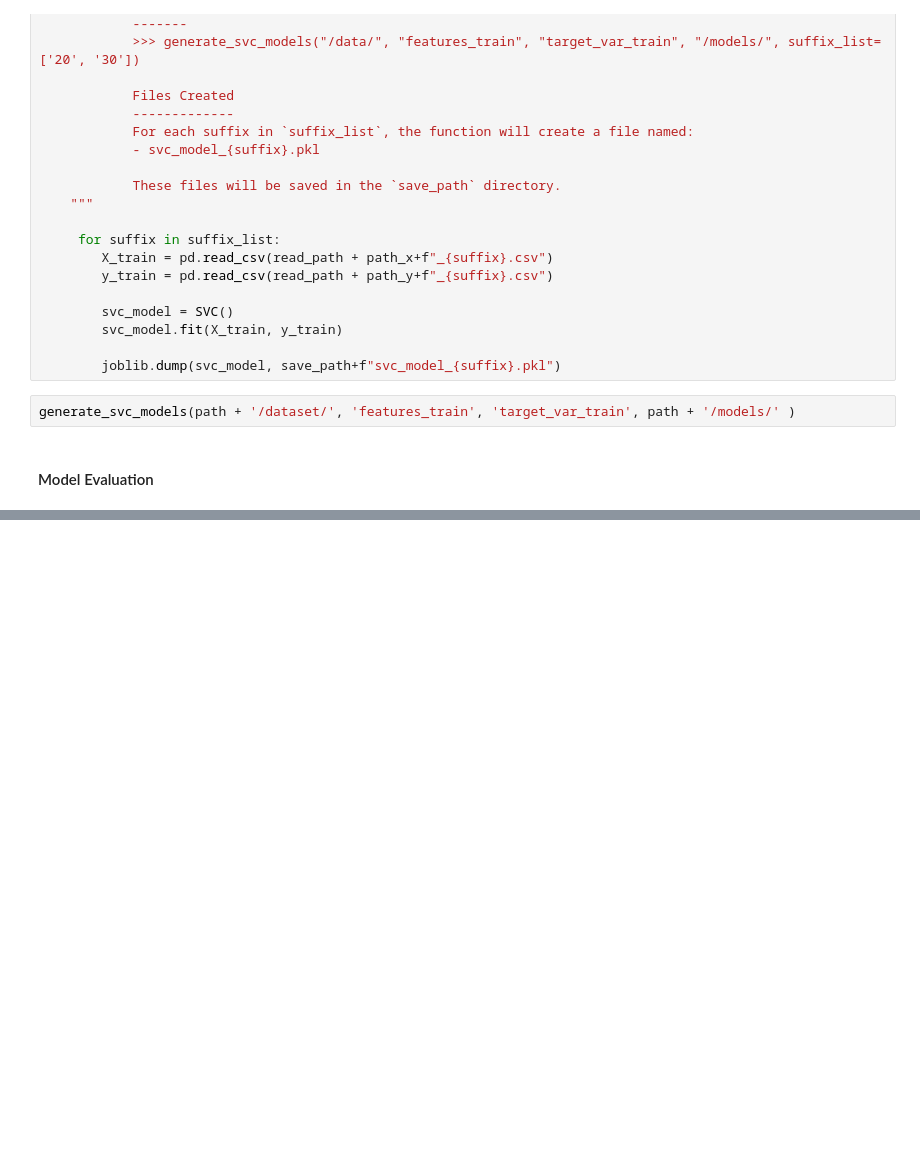
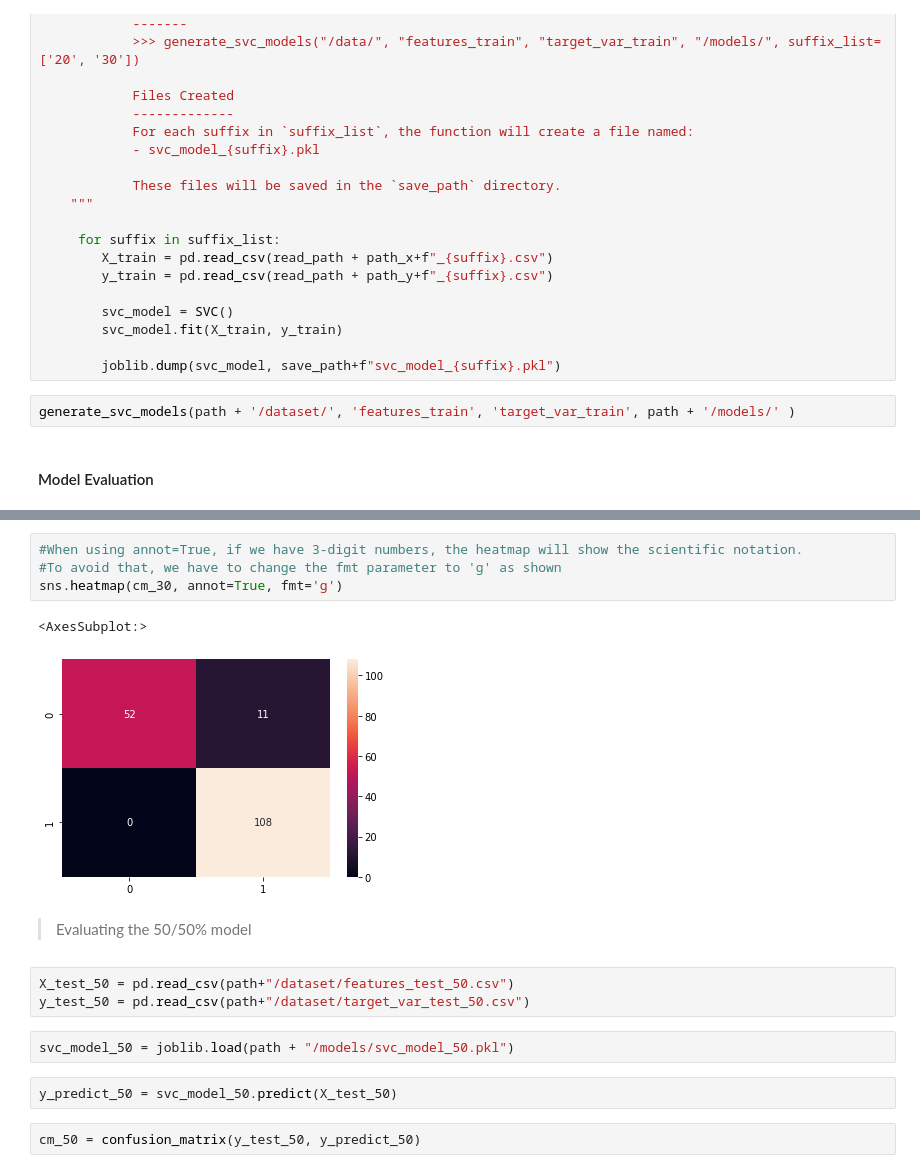
Before and after one commit to RangelBeatriz/ML-Practice, a Jupyter notebook: Breast Cancer Classification/01_classification_model.ipynb, the cells around one changed output, grey strips where cells are left out. Cells and saved outputs as stored; diff of their text form; blank space fills up the shorter version.

```diff
--- a/Breast Cancer Classification/01_classification_model.ipynb
+++ b/Breast Cancer Classification/01_classification_model.ipynb
@@ -199,0 +229,18 @@ generate_svc_models(path + '/dataset/', 'features_train', 'target_var_train', pa
+# %%
+#When using annot=True, if we have 3-digit numbers, the heatmap will show the scientific notation.
+#To avoid that, we have to change the fmt parameter to 'g' as shown
+sns.heatmap(cm_30, annot=True, fmt='g')
+# %% [output]
+<AxesSubplot:>
+[figure, added]
+# %% [markdown]
+> Evaluating the 50/50% model
+# %%
+X_test_50 = pd.read_csv(path+"/dataset/features_test_50.csv")
+y_test_50 = pd.read_csv(path+"/dataset/target_var_test_50.csv")
+# %%
+svc_model_50 = joblib.load(path + "/models/svc_model_50.pkl")
+# %%
+y_predict_50 = svc_model_50.predict(X_test_50)
+# %%
+cm_50 = confusion_matrix(y_test_50, y_predict_50)
```
Also changed, not shown: parts of 14 cells of this notebook.
